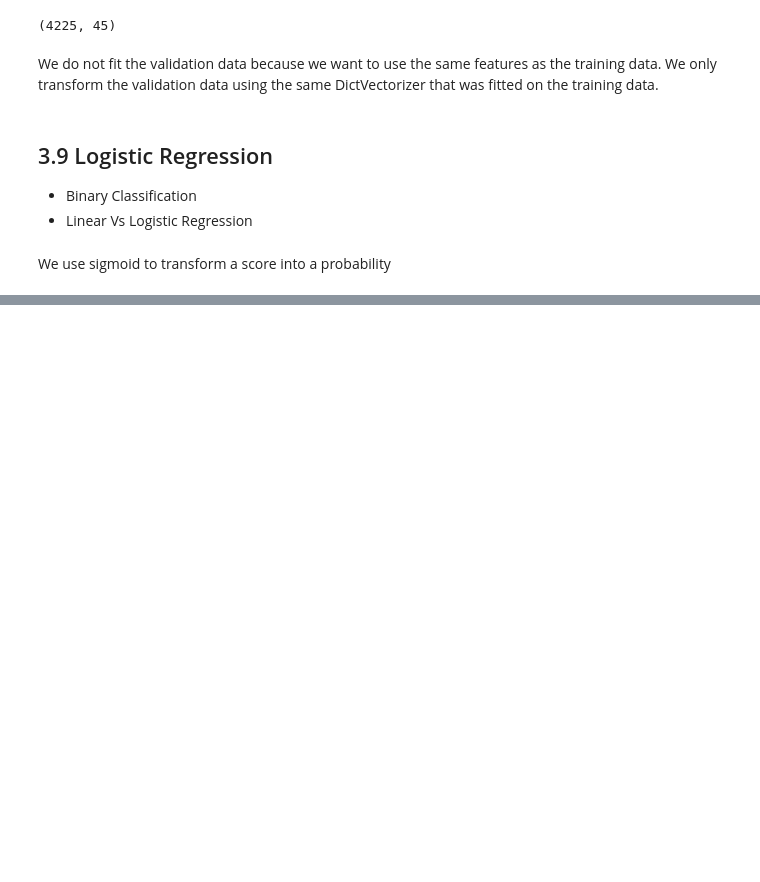
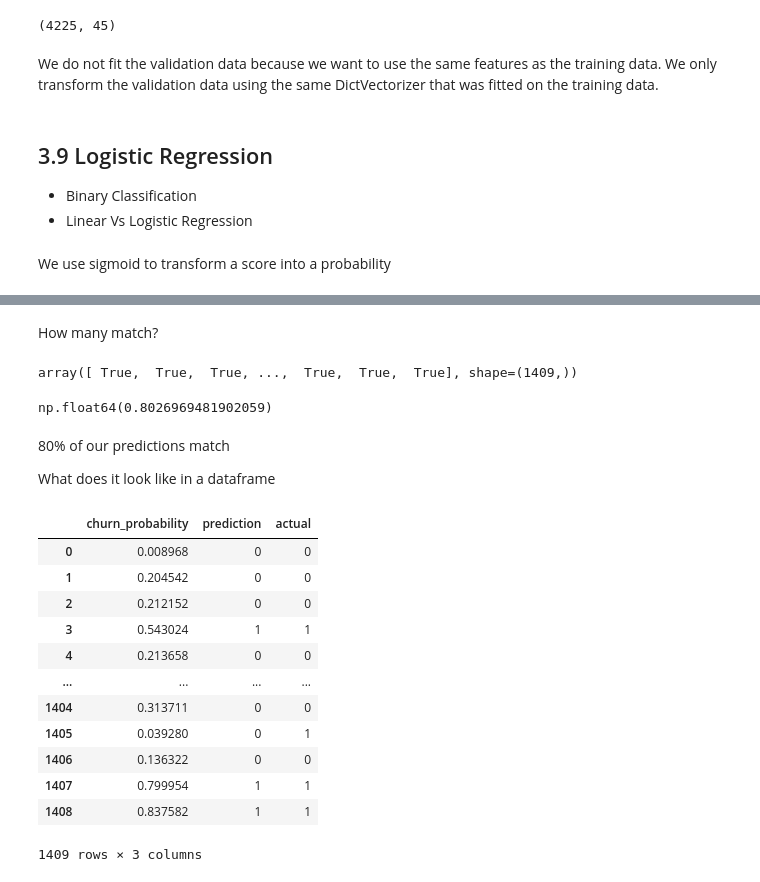
Before and after one commit to Gachaupatrick/machine-learning-zoomcamp-homework-, a Jupyter notebook: 03-Classification/classwork.ipynb, the cells around one changed output, grey strips where cells are left out. Saved outputs shown, nothing was run; the diff lists cells and outputs as text; code cells hidden in the pictures; blank space fills up the shorter version.

```diff
--- a/03-Classification/classwork.ipynb
+++ b/03-Classification/classwork.ipynb
@@ -819,0 +882,3 @@ def logistic_regression(xi):
+# %%
+model = LogisticRegression()
+model.fit(X_train, y_train)
@@ -819,0 +987,14 @@ def logistic_regression(xi):
+# %% [markdown]
+How many match?
+# %%
+y_val == churn_decision
+# %% [output]
+array([ True,  True,  True, ...,  True,  True,  True], shape=(1409,))
+# %%
+(y_val == churn_decision).mean()
+# %% [output]
+np.float64(0.8026969481902059)
+# %% [markdown]
+80% of our predictions match
+
+What does it look like in a dataframe
@@ -819,0 +1006,16 @@ def logistic_regression(xi):
+# %%
+df_pred
+# %% [output]
+|  | churn_probability | prediction | actual |
+| 0 | 0.008968 | 0 | 0 |
+| 1 | 0.204542 | 0 | 0 |
+| 2 | 0.212152 | 0 | 0 |
+| 3 | 0.543024 | 1 | 1 |
+| 4 | 0.213658 | 0 | 0 |
+| ... | ... | ... | ... |
+| 1404 | 0.313711 | 0 | 0 |
+| 1405 | 0.039280 | 0 | 1 |
+| 1406 | 0.136322 | 0 | 0 |
+| 1407 | 0.799954 | 1 | 1 |
+| 1408 | 0.837582 | 1 | 1 |
+1409 rows × 3 columns
```
Also changed, not shown: parts of 30 cells of this notebook.
